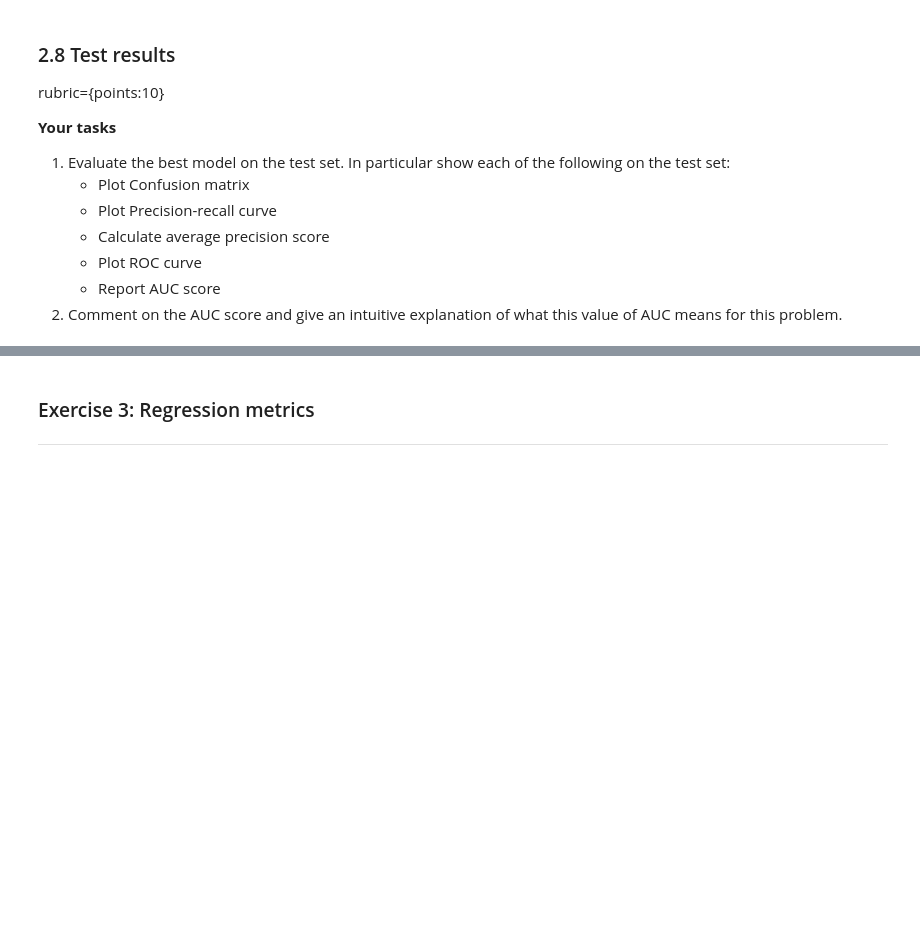
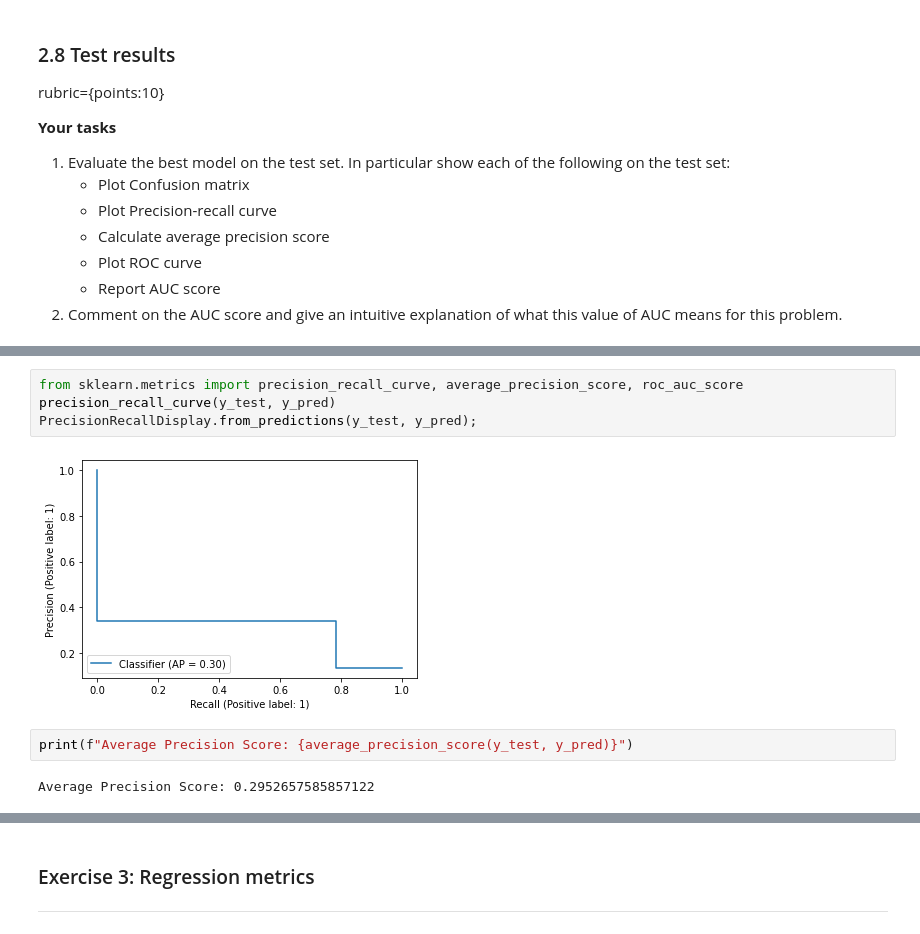
Before and after one commit to Blaise143/CPSC-330-ASSIGNMENTS, a Jupyter notebook: hw5/hw5.ipynb, the cells around one changed output, grey strips where cells are left out. Saved outputs shown, nothing was run; the diff lists cells and outputs as text; blank space fills up the shorter version.

```diff
--- a/hw5/hw5.ipynb
+++ b/hw5/hw5.ipynb
@@ -403,0 +425,10 @@ rubric={points:10}
+# %%
+from sklearn.metrics import precision_recall_curve, average_precision_score, roc_auc_score
+precision_recall_curve(y_test, y_pred)
+PrecisionRecallDisplay.from_predictions(y_test, y_pred);
+# %% [output]
+[figure, added]
+# %%
+print(f"Average Precision Score: {average_precision_score(y_test, y_pred)}")
+# %% [output]
+Average Precision Score: 0.2952657585857122
```
Also changed, not shown: parts of 13 cells of this notebook.
